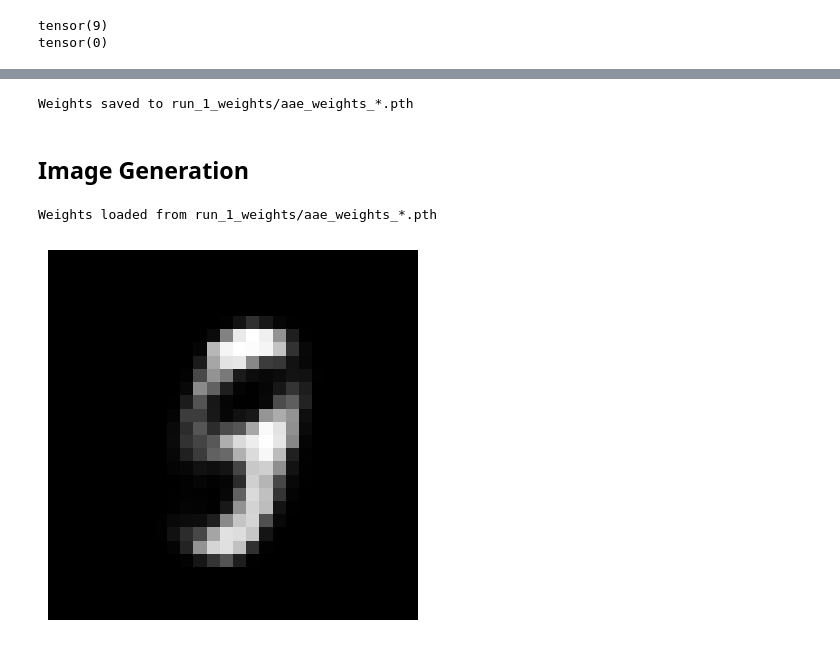
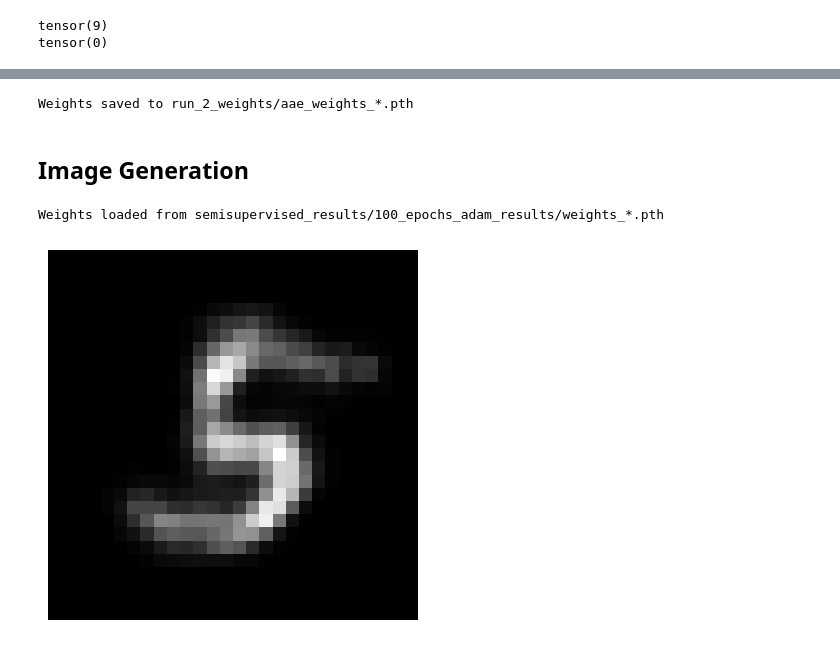
Before and after one commit to 1henrypage/adversarial-autoencoders, a Jupyter notebook: src/adversarial_autoencoder/semi_supervised_experiment.ipynb, the cells around one changed output, grey strips where cells are left out. Saved outputs shown, nothing was run; the diff lists cells and outputs as text; code cells hidden in the pictures.

Commit message:
use adam instead

```diff
--- a/src/adversarial_autoencoder/semi_supervised_experiment.ipynb
+++ b/src/adversarial_autoencoder/semi_supervised_experiment.ipynb
@@ -67,16 +67,16 @@ BATCH_SIZE = 100
 AE_HIDDEN = 1000
 DC_HIDDEN = 1000
 LATENT_DIM_CAT = 10
-LATENT_DIM_STYLE = 15
-PRIOR_STD = 5.0
+LATENT_DIM_STYLE = 10
+PRIOR_STD = 1.0
 
 recon_loss = nn.MSELoss()
-init_recon_lr = 0.01
+init_recon_lr = 0.001 #0.01
 
 semi_sup_loss = nn.CrossEntropyLoss()
-init_semi_sup_lr = 0.01
+init_semi_sup_lr = 0.001 #0.1
 
-init_gen_lr = init_disc_lr = 0.1
+init_gen_lr = init_disc_lr = 0.001 #0.1
 use_decoder_sigmoid = True
 # %%
 options = SemiSupervisedAutoEncoderOptions(
@@ -100,7 +100,8 @@ model = SemiSupervisedAdversarialAutoencoder(options);
 model.train_mbgd(
     train_loader=train_loader,
     val_loader=val_loader,
-    epochs=30,
+    epochs=100,
     prior_std=PRIOR_STD,
+    result_folder="semisupervised_results/100_epochs_adam_results"
 )
 # %% [output]
@@ -147,10 +172,6 @@ Test accuracy: 98.14%
 # %%
-model.save_weights("run_1_weights/aae_weights")
+model.save_weights("run_2_weights/aae_weights")
 # %% [output]
-Weights saved to run_1_weights/aae_weights_*.pth
+Weights saved to run_2_weights/aae_weights_*.pth
 # %% [markdown]
 ## Image Generation
-# %%
-model.load_weights("run_1_weights/aae_weights")
-# %% [output]
-Weights loaded from run_1_weights/aae_weights_*.pth
@@ -159,8 +178,13 @@ img7 = model.generate_images(2, prior_std=37.0)
+# %%
+model.load_weights("semisupervised_results/100_epochs_adam_results/weights")
+# %% [output]
+Weights loaded from semisupervised_results/100_epochs_adam_results/weights_*.pth
 # %%
 import matplotlib.pyplot as plt
 
+img7 = model.generate_images(5, prior_std=1.0)
 plt.imshow(img7.squeeze().cpu().numpy(), cmap='gray')
 plt.axis('off')
 plt.show()
 # %% [output]
-[figure, old version]
+[figure, new version]
```
Also changed, not shown: parts of 3 cells of this notebook, 4 other files.
